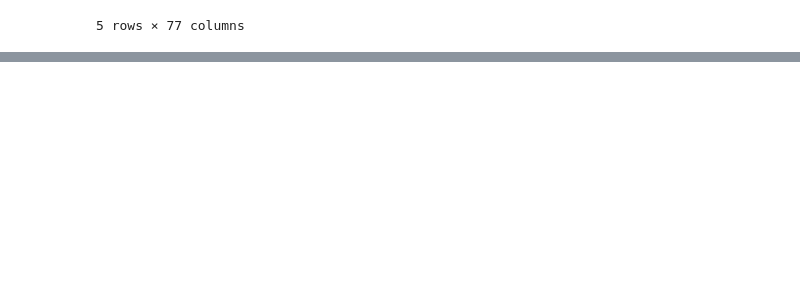
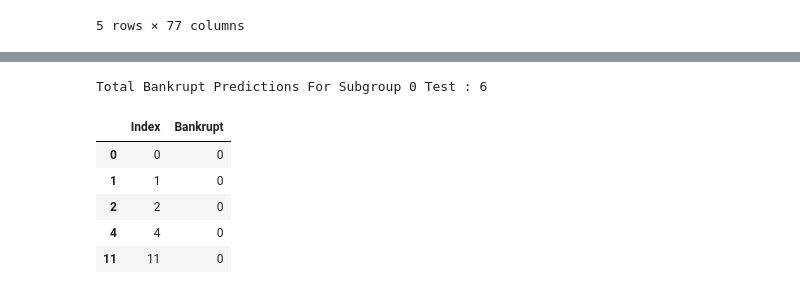
Before and after one commit to 21dhruvp/559-final-proj, a Jupyter notebook: Group6_Generalization.ipynb, the cells around one changed output, grey strips where cells are left out. Drawn from its saved outputs; the diff is of its cells as text; code cells hidden in the pictures; blank space fills up the shorter version.

Commit message:
Finished subgroup0 generalization

```diff
--- a/Group6_Generalization.ipynb
+++ b/Group6_Generalization.ipynb
@@ -240,0 +240,19 @@ sub0_model = sub0['model']
+# %%
+sub0_X = sub0_preproc.transform(clustered_test_dfs[0])
+sub0_test_pred = sub0_model.predict(sub0_X)
+print("Total Bankrupt Predictions For Subgroup 0 Test :", sum(sub0_test_pred))
+indices_sub0 = clustered_test_dfs[0]["Index"]
+submission_sub0 = pd.DataFrame({
+    "Index": indices_sub0,
+    "Bankrupt?": sub0_test_pred
+})
+submission_sub0.to_csv("./artifacts/submission_subgroup0.csv", index=False)
+submission_sub0.head()
+# %% [output]
+Total Bankrupt Predictions For Subgroup 0 Test : 6
+|  | Index | Bankrupt |
+| 0 | 0 | 0 |
+| 1 | 1 | 0 |
+| 2 | 2 | 0 |
+| 4 | 4 | 0 |
+| 11 | 11 | 0 |
```
Also changed, not shown: parts of 3 cells of this notebook, 5 other files.
